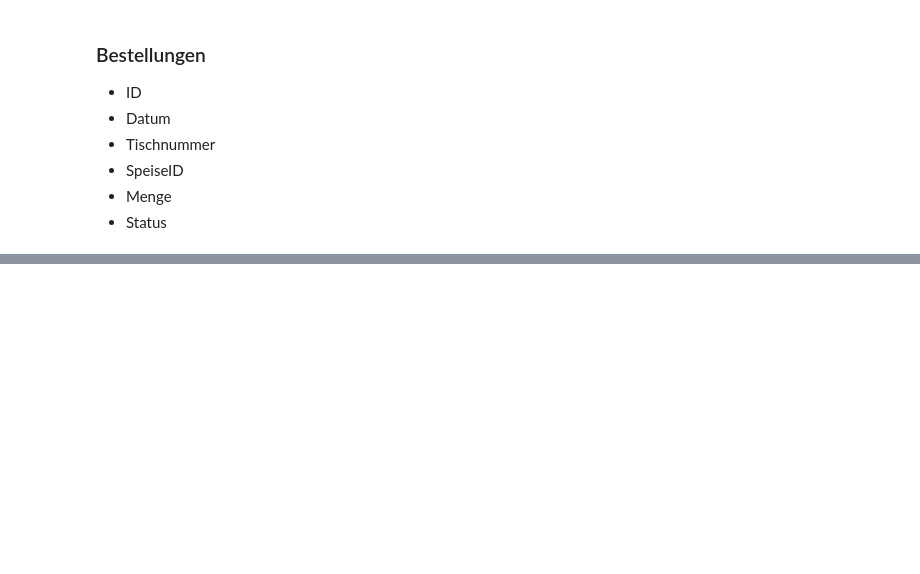
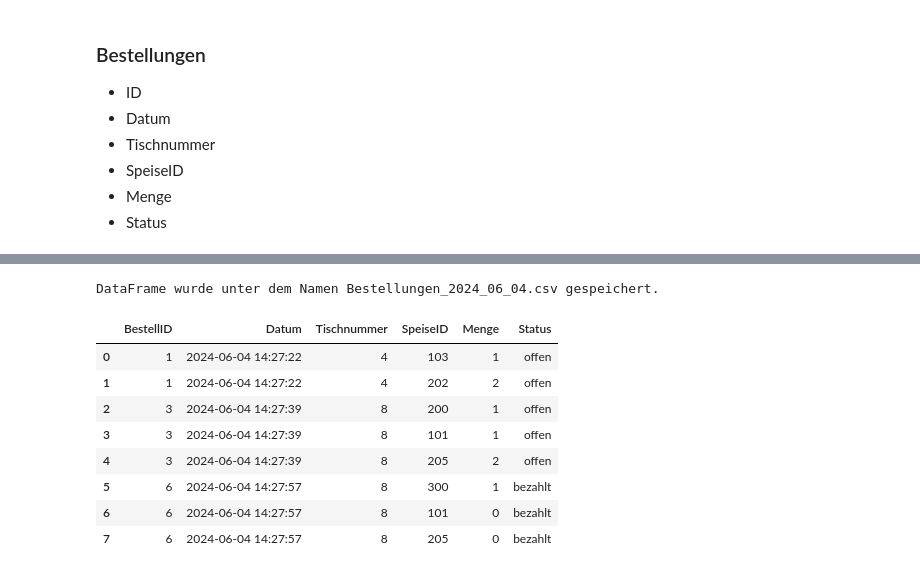
Before and after one commit to lisabeller/Praxisprojekt-Python-Bestelltool, a Jupyter notebook: Bestelltool_neu.ipynb, the cells around one changed output, grey strips where cells are left out. Drawn from its saved outputs; the diff is of its cells as text; code cells hidden in the pictures; blank space fills up the shorter version.

```diff
--- a/Bestelltool_neu.ipynb
+++ b/Bestelltool_neu.ipynb
@@ -264,5 +344,8 @@ add_storno_widget()
 # %%
 # Dataframe abspeichern als csv mit aktuellem Datum
-bestellungen_df.to_csv("Bestellungen_"
-                       + datetime.now().strftime("%Y_%M_%d")
-                       +".csv", index=False)
+
+dateiname = "Bestellungen_" + datetime.now().strftime("%Y_%m_%d") + ".csv"
+bestellungen_df.to_csv(dateiname, index=False)
+print(f"DataFrame wurde unter dem Namen {dateiname} gespeichert.")
+# %% [output]
+DataFrame wurde unter dem Namen Bestellungen_2024_06_04.csv gespeichert.
@@ -279,3 +352,18 @@ bestellungen_df.to_csv("Bestellungen_"
+# %%
+# Aktuelles DataFrame wieder einlesen
+
+aktuelles_df = pd.read_csv(dateiname)
+aktuelles_df
+# %% [output]
+|  | BestellID | Datum | Tischnummer | SpeiseID | Menge | Status |
+| 0 | 1 | 2024-06-04 14:27:22 | 4 | 103 | 1 | offen |
+| 1 | 1 | 2024-06-04 14:27:22 | 4 | 202 | 2 | offen |
+| 2 | 3 | 2024-06-04 14:27:39 | 8 | 200 | 1 | offen |
+| 3 | 3 | 2024-06-04 14:27:39 | 8 | 101 | 1 | offen |
+| 4 | 3 | 2024-06-04 14:27:39 | 8 | 205 | 2 | offen |
+| 5 | 6 | 2024-06-04 14:27:57 | 8 | 300 | 1 | bezahlt |
+| 6 | 6 | 2024-06-04 14:27:57 | 8 | 101 | 0 | bezahlt |
+| 7 | 6 | 2024-06-04 14:27:57 | 8 | 205 | 0 | bezahlt |
 # %%
 # Interface
 # widgets
```
Also changed, not shown: parts of 6 cells of this notebook.
